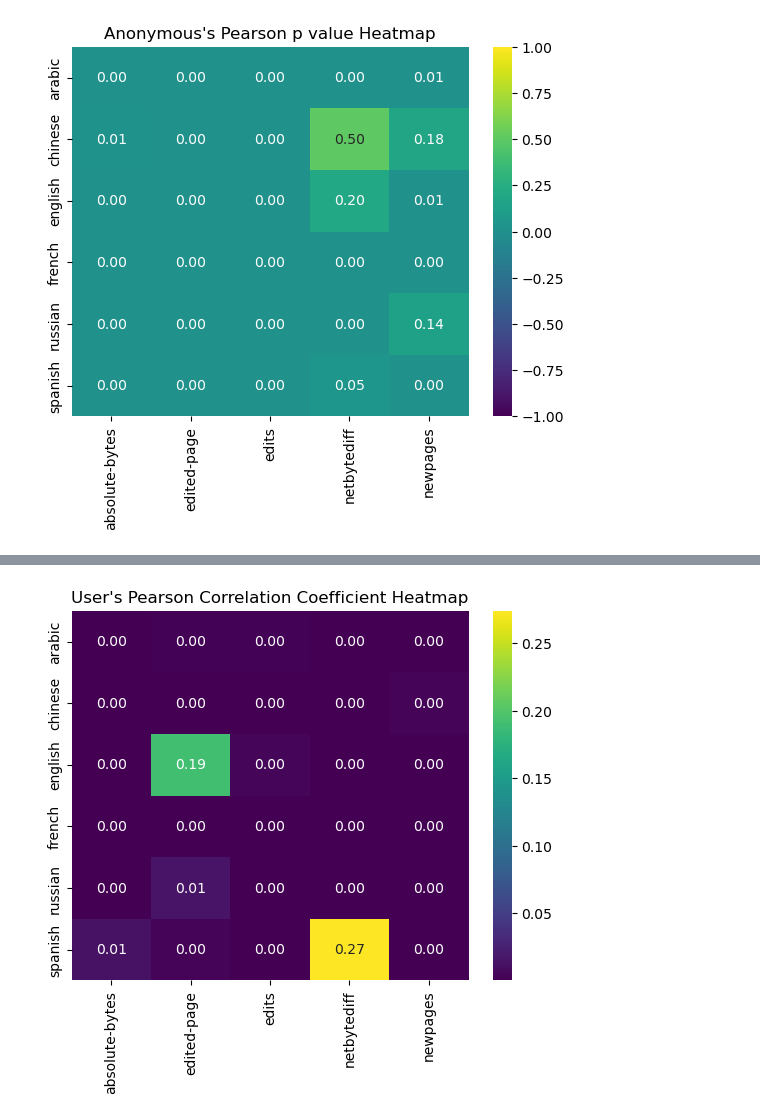
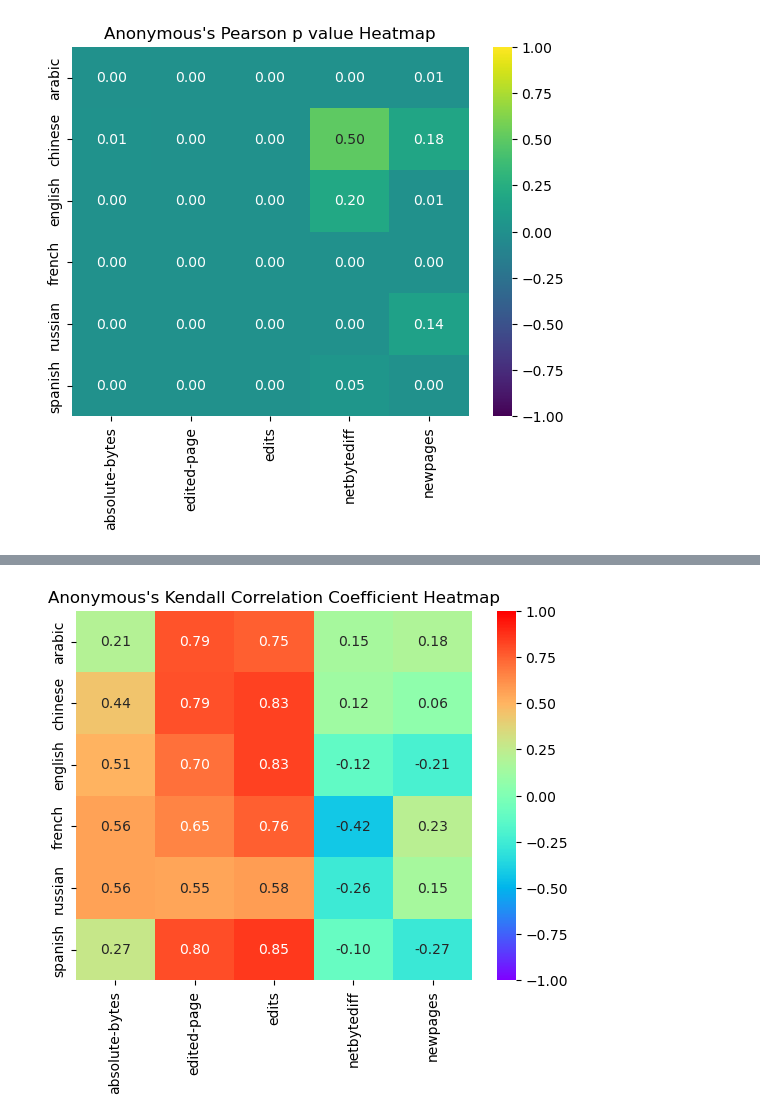
Before and after one commit to aryas0ng/wikipedia-analysis, a Jupyter notebook: plot.ipynb, the cells around one changed output, grey strips where cells are left out. Drawn from its saved outputs; the diff is of its cells as text; code cells hidden in the pictures.

```diff
--- a/plot.ipynb
+++ b/plot.ipynb
@@ -203,4 +191,5 @@ plot("kendall-p-anon")
-# %%
-plot("kendall-p-user")
-# %% [output]
-[figure, removed]
+# %%
+title = "Anonymous's Kendall Correlation Coefficient Heatmap"
+plot("kendall-cc-anon",title,"rainbow")
+# %% [output]
+[figure, added]
```
Also changed, not shown: parts of 9 cells of this notebook, 8 other files.
